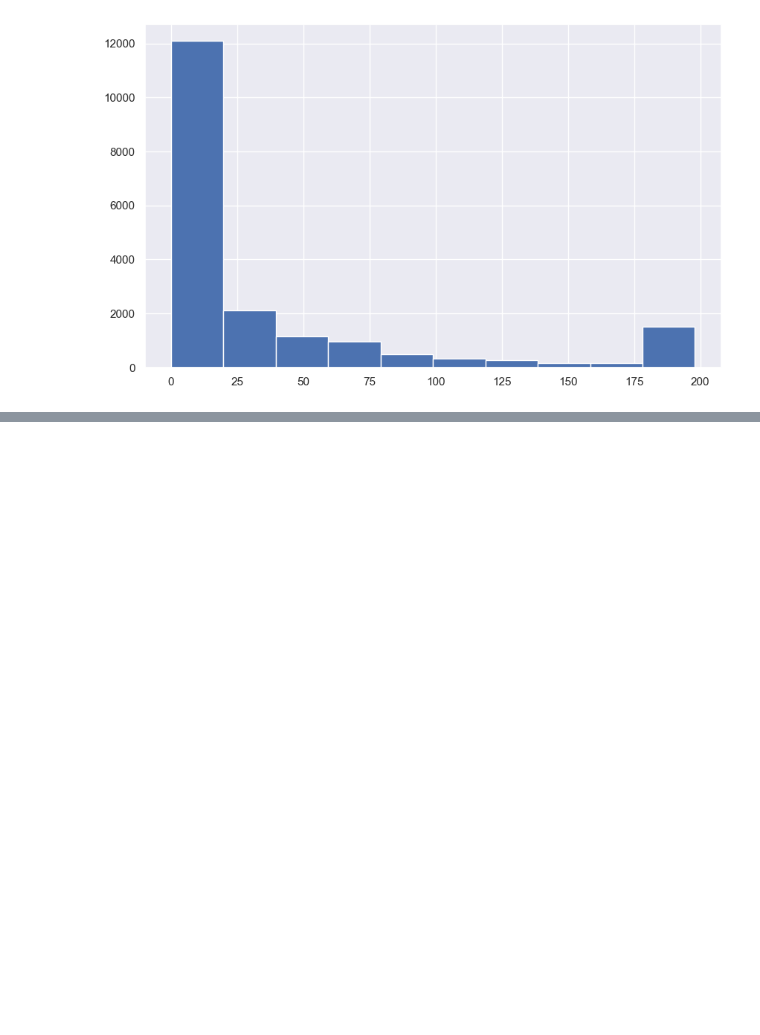
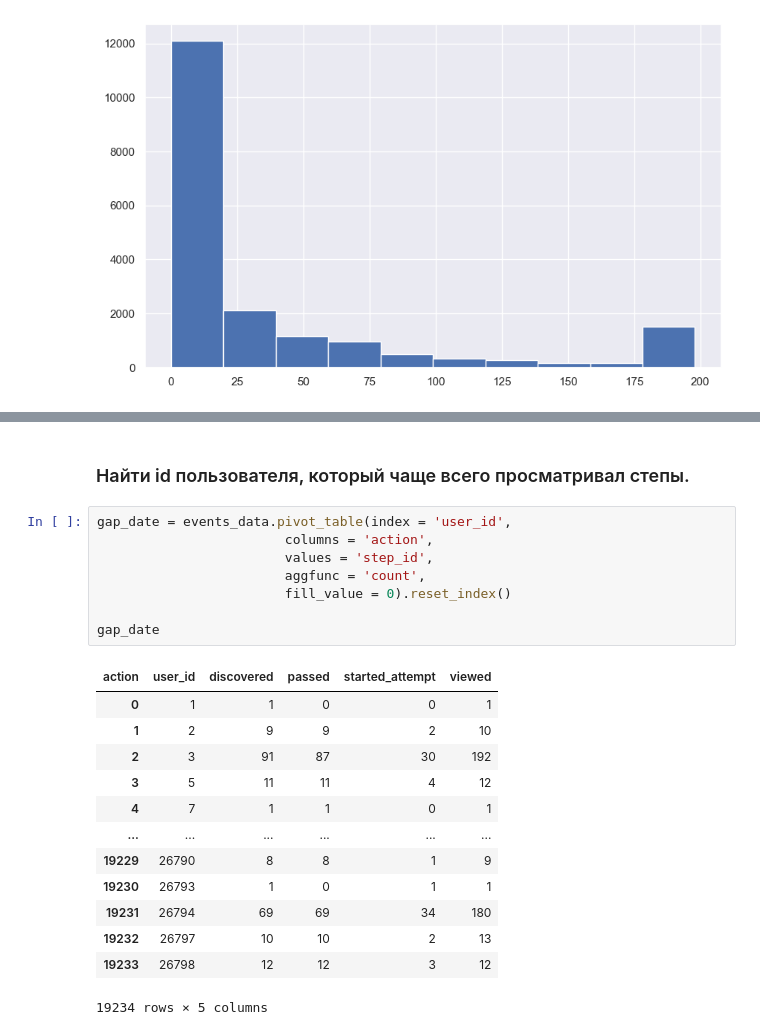
Before and after one commit to MaksimRaik/DataScience_stepik_users_analysis, a Jupyter notebook: first_notebook.ipynb, the cells around one changed output, grey strips where cells are left out. Cells and saved outputs as stored; diff of their text form; blank space fills up the shorter version.

```diff
--- a/first_notebook.ipynb
+++ b/first_notebook.ipynb
@@ -100,0 +136,24 @@ events_data.pivot_table(index = 'user_id',
+# %% [markdown]
+### Найти id пользователя, который чаще всего просматривал степы.
+# %%
+gap_date = events_data.pivot_table(index = 'user_id',
+                        columns = 'action',
+                        values = 'step_id',
+                        aggfunc = 'count',
+                        fill_value = 0).reset_index()
+
+gap_date
+# %% [output]
+| action | user_id | discovered | passed | started_attempt | viewed |
+| 0 | 1 | 1 | 0 | 0 | 1 |
+| 1 | 2 | 9 | 9 | 2 | 10 |
+| 2 | 3 | 91 | 87 | 30 | 192 |
+| 3 | 5 | 11 | 11 | 4 | 12 |
+| 4 | 7 | 1 | 1 | 0 | 1 |
+| ... | ... | ... | ... | ... | ... |
+| 19229 | 26790 | 8 | 8 | 1 | 9 |
+| 19230 | 26793 | 1 | 0 | 1 | 1 |
+| 19231 | 26794 | 69 | 69 | 34 | 180 |
+| 19232 | 26797 | 10 | 10 | 2 | 13 |
+| 19233 | 26798 | 12 | 12 | 3 | 12 |
+19234 rows × 5 columns
```
Also changed, not shown: parts of 20 cells of this notebook, 1 other file.
